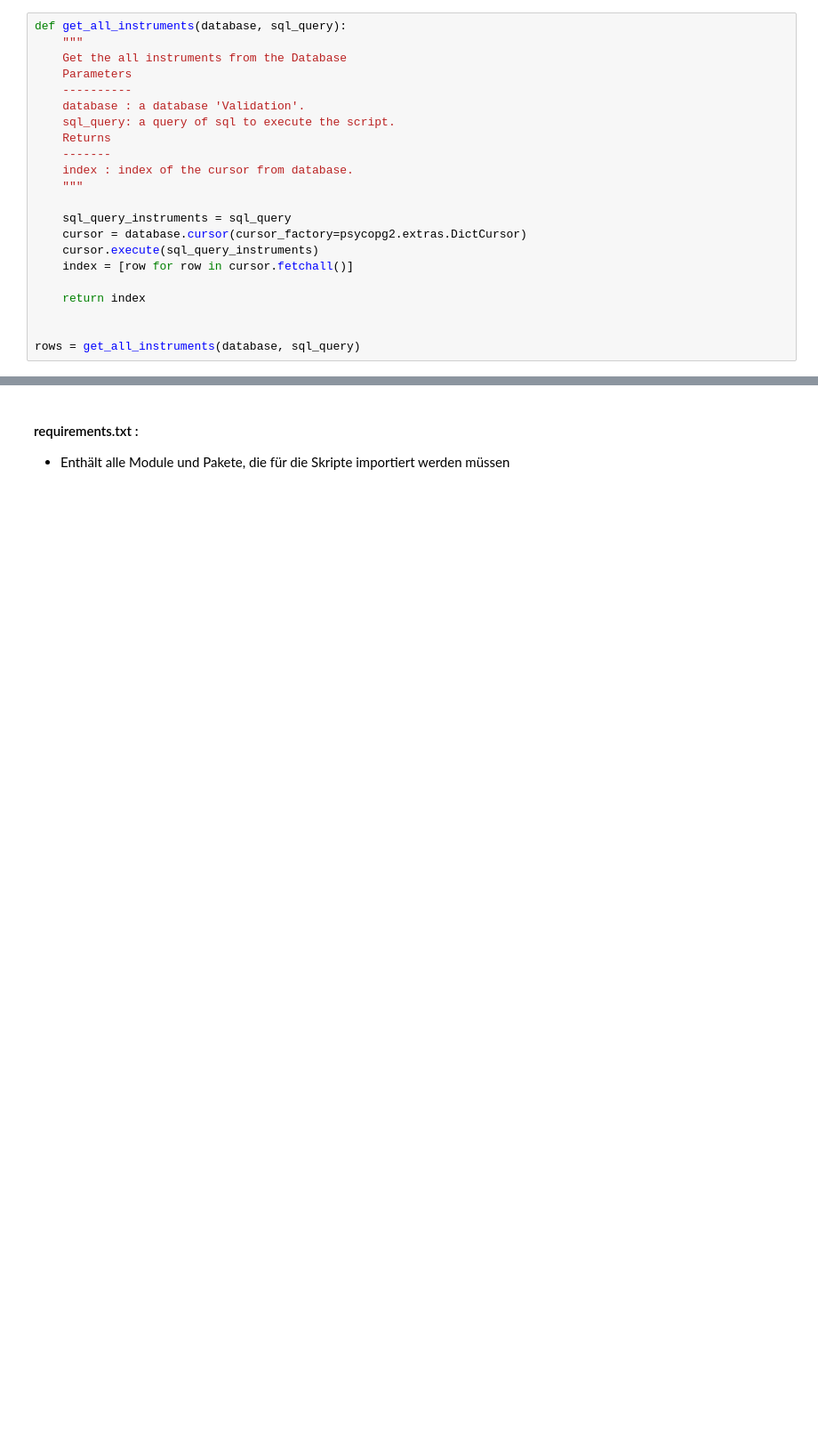
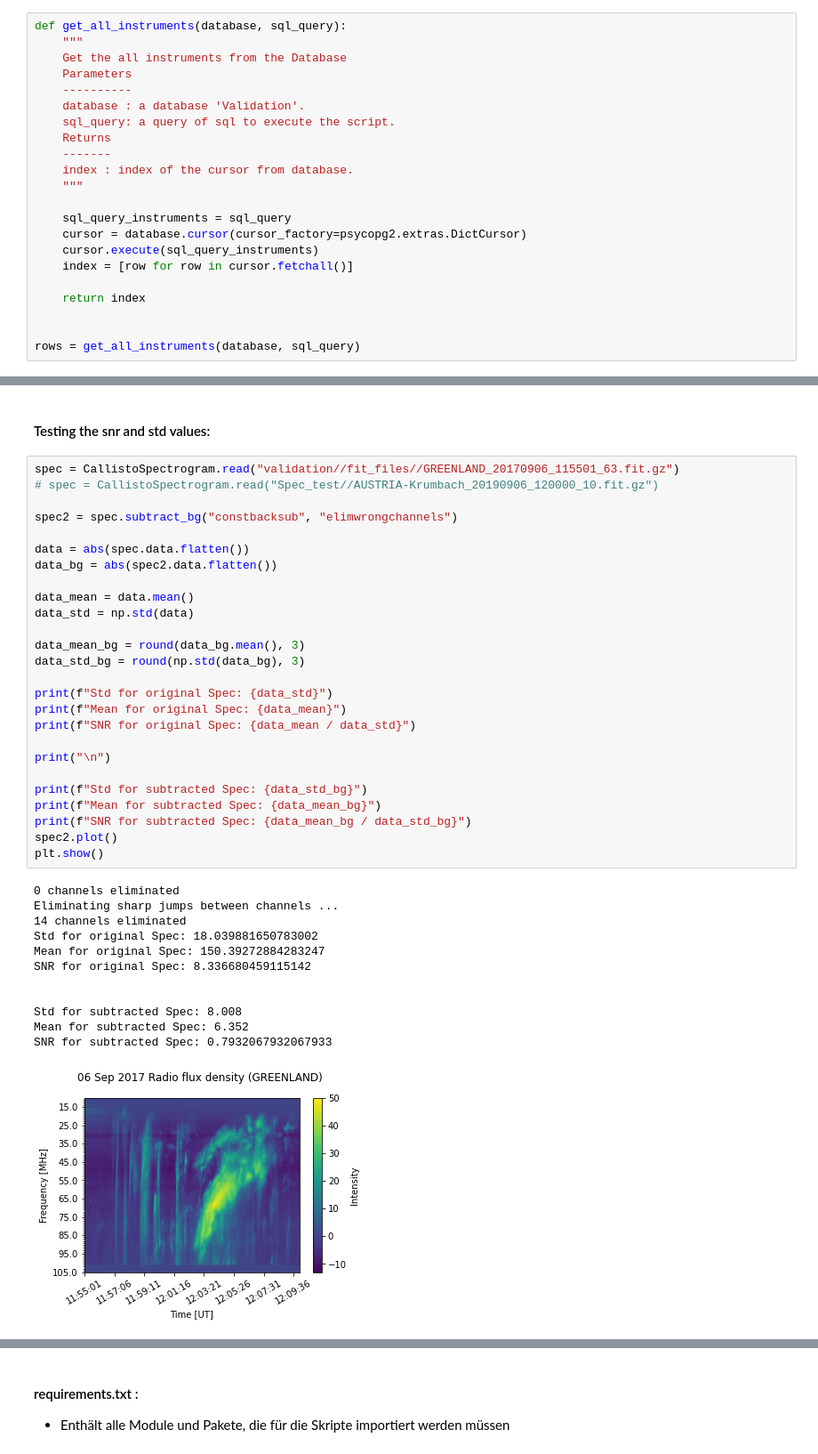
Before and after one commit to i4Ds/eCallistoValidation, a Jupyter notebook: dokumentation.ipynb, the cells around one changed output, grey strips where cells are left out. Shown at 89% size. Saved outputs shown, nothing was run; the diff lists cells and outputs as text; blank space fills up the shorter version.

```diff
--- a/dokumentation.ipynb
+++ b/dokumentation.ipynb
@@ -415,0 +175,41 @@ def move_axes(fig, ax_source, ax_target):
+# %% [markdown]
+#### Testing the snr and std values:
+# %%
+spec = CallistoSpectrogram.read("validation//fit_files//GREENLAND_20170906_115501_63.fit.gz")
+# spec = CallistoSpectrogram.read("Spec_test//AUSTRIA-Krumbach_20190906_120000_10.fit.gz")
+
+spec2 = spec.subtract_bg("constbacksub", "elimwrongchannels")
+
+data = abs(spec.data.flatten())
+data_bg = abs(spec2.data.flatten())
+
+data_mean = data.mean()
+data_std = np.std(data)
+
+data_mean_bg = round(data_bg.mean(), 3)
+data_std_bg = round(np.std(data_bg), 3)
+
+print(f"Std for original Spec: {data_std}")
+print(f"Mean for original Spec: {data_mean}")
+print(f"SNR for original Spec: {data_mean / data_std}")
+
+print("\n")
+
+print(f"Std for subtracted Spec: {data_std_bg}")
+print(f"Mean for subtracted Spec: {data_mean_bg}")
+print(f"SNR for subtracted Spec: {data_mean_bg / data_std_bg}")
+spec2.plot()
+plt.show()
+# %% [output]
+0 channels eliminated
+Eliminating sharp jumps between channels ...
+14 channels eliminated
+Std for original Spec: 18.039881650783002
+Mean for original Spec: 150.39272884283247
+SNR for original Spec: 8.336680459115142
+
+
+Std for subtracted Spec: 8.008
+Mean for subtracted Spec: 6.352
+SNR for subtracted Spec: 0.7932067932067933
+[figure, added]
```
Also changed, not shown: parts of 60 cells of this notebook.
